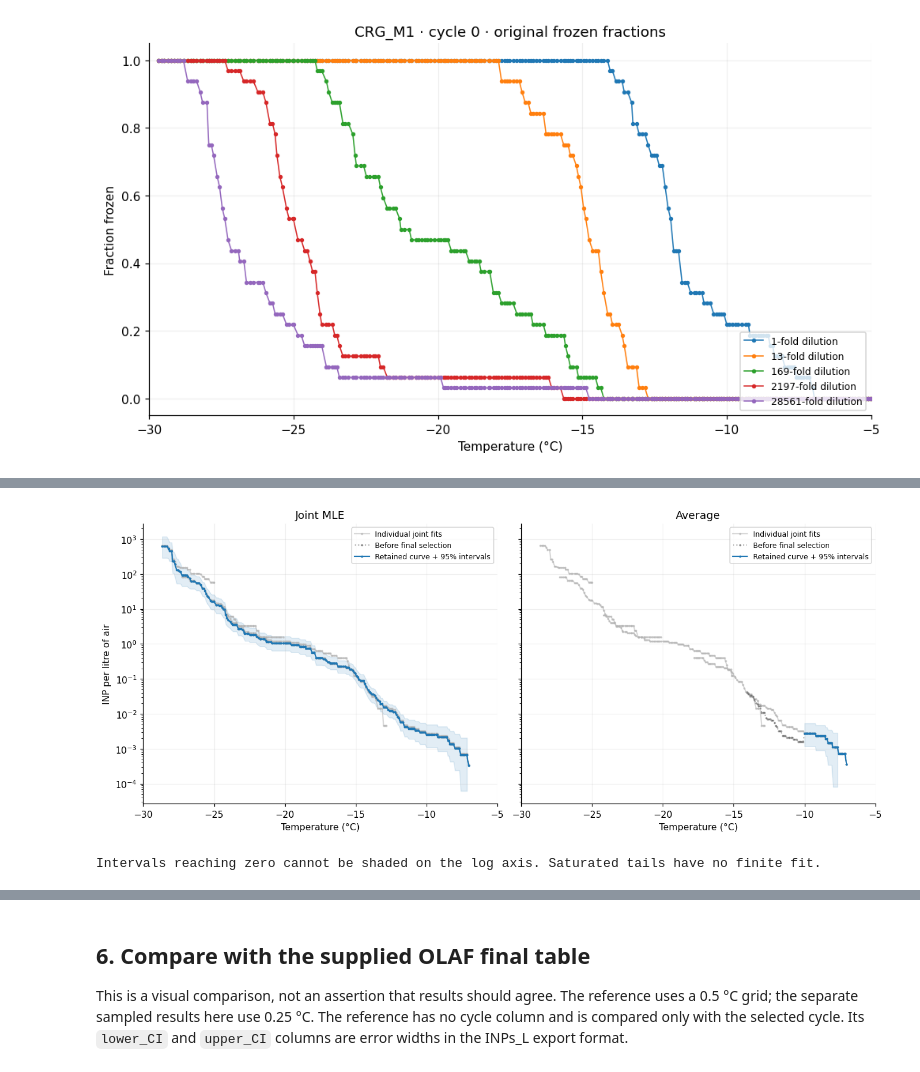
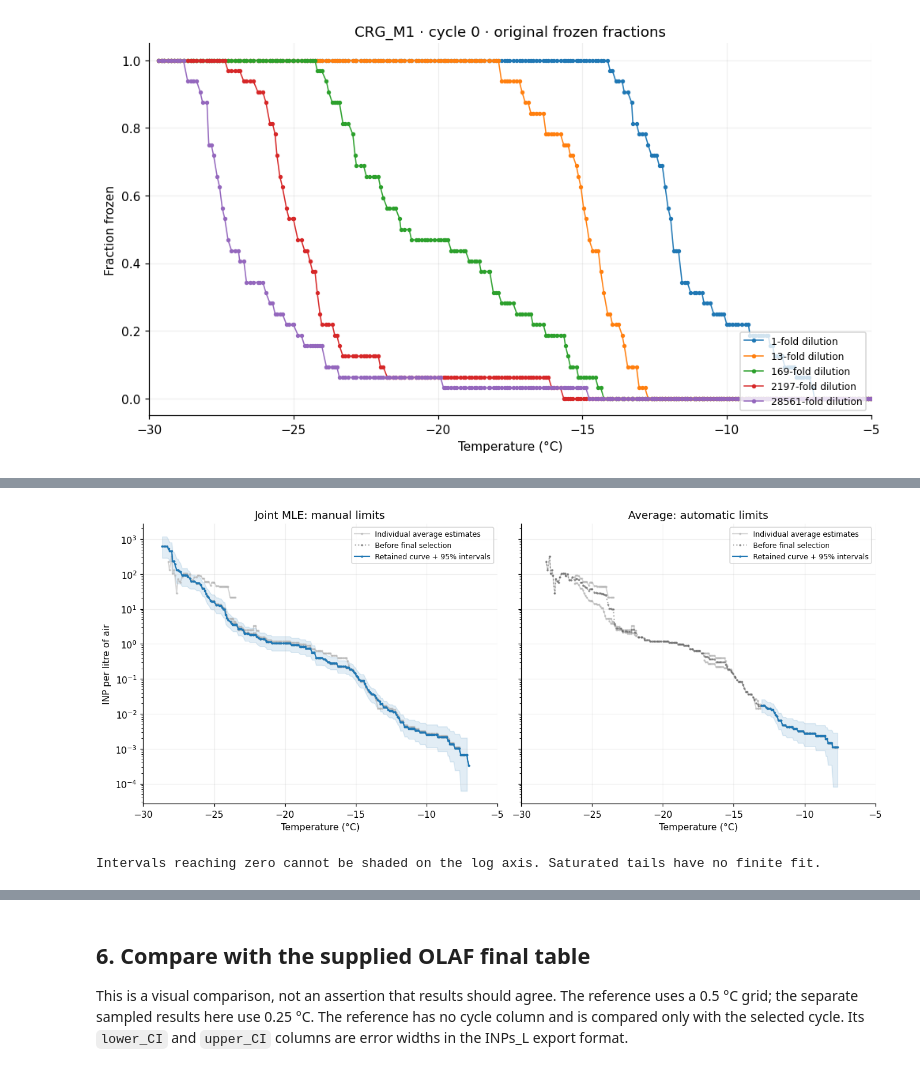
Before and after one commit to bochens/inptk, a Jupyter notebook: notebook/icescopy_freeze_count_to_air_inp_demo.ipynb, the cells around one changed output, grey strips where cells are left out. Drawn from its saved outputs; the diff is of its cells as text; code cells hidden in the pictures.

Commit message:
Apply automatic Average limits throughout the M1 notebook

```diff
--- a/notebook/icescopy_freeze_count_to_air_inp_demo.ipynb
+++ b/notebook/icescopy_freeze_count_to_air_inp_demo.ipynb
@@ -66,13 +61,15 @@ COMBINED_CURVE_ID = "CRG_M1"
 CURVES = {COMBINED_CURVE_ID: {"inputs": list(SAMPLE_MAP), "cycle": PLOT_CYCLE_ID}}
 OUTPUT_STEP_C = 0.25  # Optional: applied only to the final result.
 OUTPUT_METHOD = "sample"  # Or "interpolate" for a derived curve.
-TEMPERATURE_RANGES_C = {
+MLE_TEMPERATURE_RANGES_C = {
     "Sample_1": {"max_C": -10},
     "Sample_2": {"max_C": -15},
     "Sample_3": {"max_C": -20},
     "Sample_4": {"max_C": -25},
 }
-METHOD = "mle"  # Or "average"; both use the same ranges.
+AVERAGE_MIN_FROZEN = 3
+AVERAGE_MIN_UNFROZEN = 3
+METHOD = "average"  # Or "mle"; each method uses its own limits.
 DECREASE_POLICY = "stop_at_decrease"  # Or "skip_decreases" to allow recovery.
 TEMPERATURE_XLIM = (-30, -5)  # Temperature increases from left to right.
 
@@ -243,0 +246,12 @@ Original frozen-fraction observations: 2,892
+# %%
+auto_suggestions = inptk.suggest_temperature_ranges(
+    experiment, curves=CURVES,
+    min_frozen=AVERAGE_MIN_FROZEN, min_unfrozen=AVERAGE_MIN_UNFROZEN,
+)
+RANGES_BY_METHOD = {
+    "mle": MLE_TEMPERATURE_RANGES_C,
+    "average": auto_suggestions.temperature_ranges_C,
+}
+display(pd.DataFrame.from_dict(auto_suggestions.inputs, orient="index"))
+auto_report = auto_suggestions.observations.to_dataframe()
+display(auto_report.groupby(["measurement_id", "blank_status"]).size().rename("observations"))
@@ -252,6 +285,7 @@ of sampled air using the sample metadata.
 # %%
 individual_suspension = inptk.cumulative_spectrum(
-    fractions, experiment=experiment, temperature_ranges_C=TEMPERATURE_RANGES_C,
+    fractions, experiment=experiment, method=METHOD,
+    temperature_ranges_C=RANGES_BY_METHOD[METHOD],
 )
 individual_air = inptk.convert_concentration(
     individual_suspension, experiment.samples, basis="sampled_air",
@@ -327,11 +362,13 @@ Sampling onto 0.25 °C happens only after fitting and final selection.
 # %%
 range_controls = pd.DataFrame([
     {
+        "method": method,
         "measurement_id": name,
         "dilution": metadata.dilution,
-        "min_C": TEMPERATURE_RANGES_C.get(name, {}).get("min_C"),
-        "max_C": TEMPERATURE_RANGES_C.get(name, {}).get("max_C"),
+        "min_C": RANGES_BY_METHOD[method].get(name, {}).get("min_C"),
+        "max_C": RANGES_BY_METHOD[method].get(name, {}).get("max_C"),
     }
+    for method in ("mle", "average")
     for name, metadata in experiment.measurements.items() if name in SAMPLE_MAP
 ])
 display(range_controls)
@@ -339,7 +376,7 @@ display(range_controls)
 combined_suspension = {
     method: inptk.estimate_concentration(
         fractions, experiment=experiment, method=method, curves=CURVES,
-        temperature_ranges_C=TEMPERATURE_RANGES_C,
+        temperature_ranges_C=RANGES_BY_METHOD[method],
     )
     for method in ("mle", "average")
 }
@@ -399,23 +441,23 @@ First decrease at -10.1 °C: 0.00276918 → 0.00161355 INP/L. Policy: stop_at_de
 # %%
 fig, axes = plt.subplots(1, 2, figsize=(12, 5), sharex=True, sharey=True,
                          layout="constrained")
 for ax, method in zip(axes, ("mle", "average")):
     for index, (measurement_id, frame) in enumerate(
         individual_air.select(**plot_selection).to_dataframe().groupby("measurement_id", sort=False)
     ):
-        draw_spectrum(ax, frame, label="Individual joint fits" if index == 0 else None,
+        draw_spectrum(ax, frame, label=f"Individual {METHOD} estimates" if index == 0 else None,
                       color="0.7", alpha=0.5)
     draw_spectrum(ax, combined_air_candidates[method].select(**combined_selection).to_dataframe(),
                   label="Before final selection", color="0.4", linestyle=":", alpha=0.5)
     draw_spectrum(ax, combined_air[method].select(**combined_selection).to_dataframe(),
                   label="Retained curve + 95% intervals", color="C0", show_errors=True)
-    ax.set(yscale="log", title="Joint MLE" if method == "mle" else "Average",
+    ax.set(yscale="log", title="Joint MLE: manual limits" if method == "mle" else "Average: automatic limits",
            xlabel="Temperature (°C)", xlim=TEMPERATURE_XLIM)
     ax.grid(alpha=0.2)
     ax.legend(fontsize=8)
 axes[0].set_ylabel("INP per litre of air")
 plt.show()
 print("Intervals reaching zero cannot be shaded on the log axis. Saturated tails have no finite fit.")
 # %% [output]
-[figure, old version]
+[figure, new version]
 Intervals reaching zero cannot be shaded on the log axis. Saturated tails have no finite fit.
```
Also changed, not shown: parts of 14 cells of this notebook.
